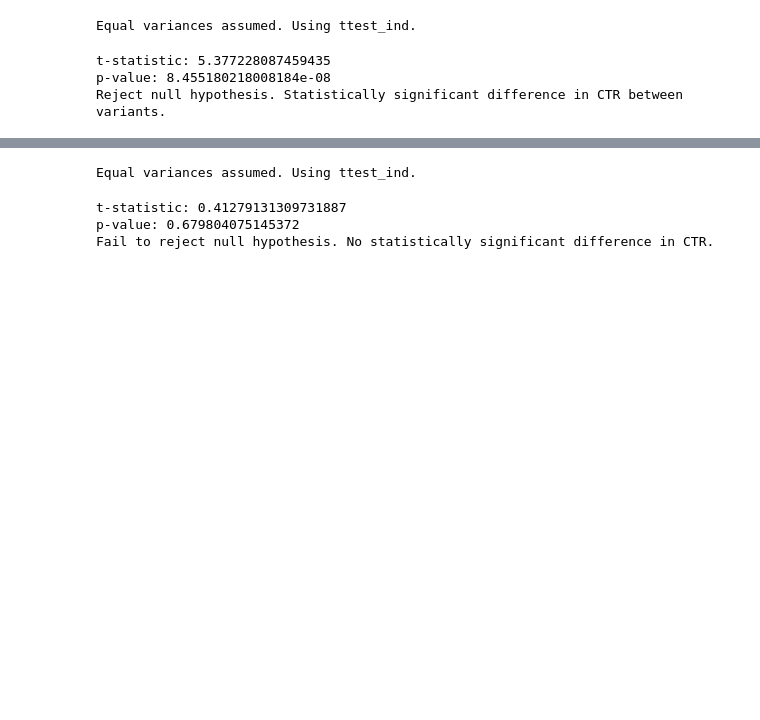
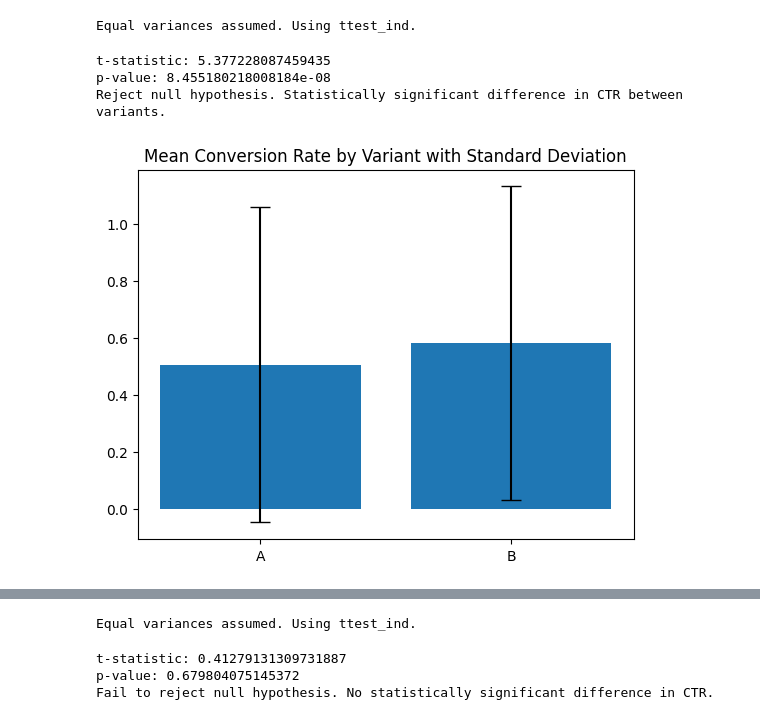
Before and after one commit to Kalpayam/Assessment, a Jupyter notebook: stats_assessment.ipynb, the cells around one changed output, grey strips where cells are left out. Drawn from its saved outputs; the diff is of its cells as text; code cells hidden in the pictures; blank space fills up the shorter version.

```diff
--- a/stats_assessment.ipynb
+++ b/stats_assessment.ipynb
@@ -105,3 +147,27 @@ else:
 t-statistic: 5.377228087459435
 p-value: 8.455180218008184e-08
 Reject null hypothesis. Statistically significant difference in CTR between variants.
+# %%
+#means
+mean_conversion_rate_a = variant_a_filtered['Conversion rate'].mean()
+mean_conversion_rate_b = variant_b_filtered['Conversion rate'].mean()
+
+#standard deviations
+std_dev_a = variant_a_filtered['Conversion rate'].std()
+std_dev_b = variant_b_filtered['Conversion rate'].std()
+
+# % changes
+percentage_change = ((mean_conversion_rate_b - mean_conversion_rate_a) / mean_conversion_rate_a) * 100
+import matplotlib.pyplot as plt
+
+#plot
+variants = ['A', 'B']
+conversion_rates = [mean_conversion_rate_a, mean_conversion_rate_b]
+error_values = [std_dev_a, std_dev_b]
+fig, ax = plt.subplots()
+ax.bar(variants, conversion_rates, yerr=error_values, capsize=7)
+plt.title('Mean Conversion Rate by Variant with Standard Deviation')
+
+plt.show()
+# %% [output]
+[figure, added]
```
Also changed, not shown: parts of 7 cells of this notebook.
